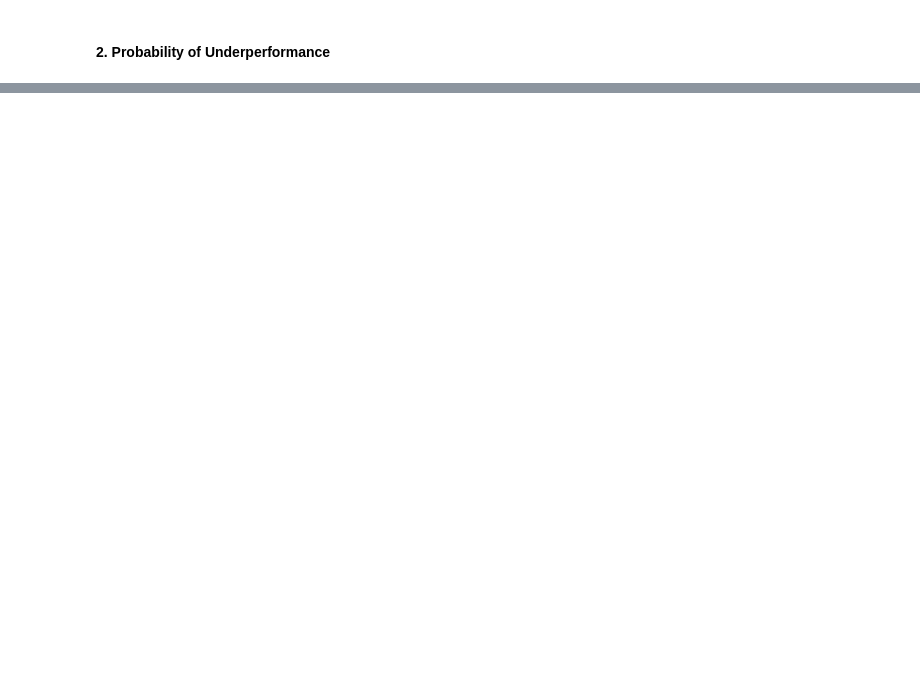
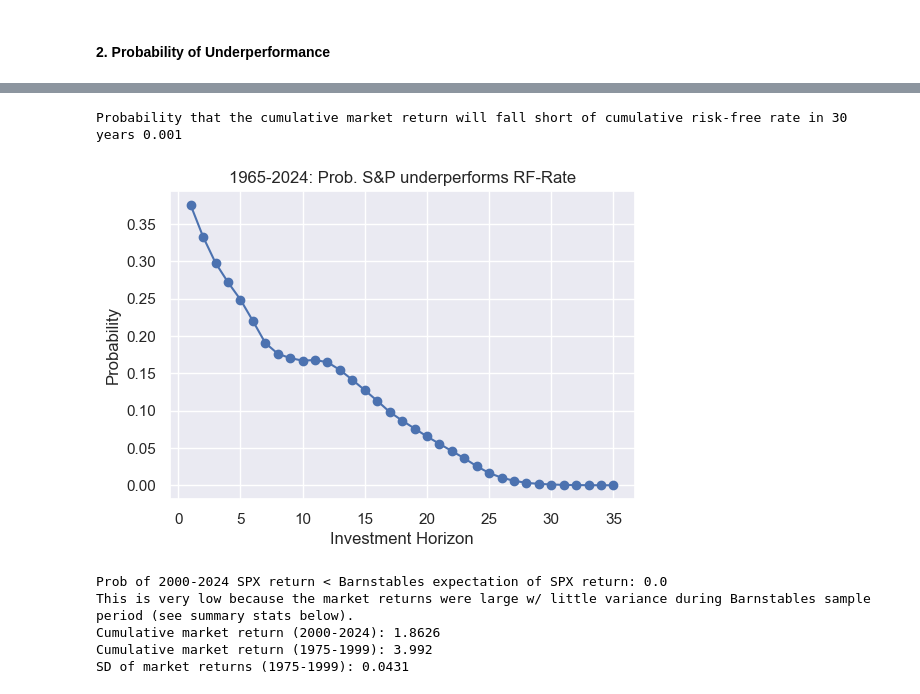
Before and after one commit to wickmanb22/finmath367_group2, a Jupyter notebook: HW6/hw6_wickman.ipynb, the cells around one changed output, grey strips where cells are left out. Cells and saved outputs as stored; diff of their text form; code cells hidden in the pictures; blank space fills up the shorter version.

```diff
--- a/HW6/hw6_wickman.ipynb
+++ b/HW6/hw6_wickman.ipynb
@@ -362,0 +369,47 @@ plt.show()
+# %%
+# Full sample underperformance probability
+cum_return_spx = np.log(1 + barnstable['SPX'])
+cum_return_tbill = np.log(1 + barnstable['TB1M'])
+ss_underperformance = norm.cdf(-(cum_return_spx.sum() - cum_return_tbill.sum())/(np.sqrt(cum_return_spx.var() + cum_return_tbill.var())))
+
+# Calculate underperformance prob over n_periods
+full_n_period_p = []
+for i in range(35):
+    tmp_val = underperformance_probability(barnstable['SPX'], barnstable['TB1M'], n_years = (i+1))
+    full_n_period_p.append(tmp_val.round(4))
+
+print(f'Probability that the cumulative market return will fall short of cumulative risk-free rate in 30 years {full_n_period_p[29]}')
+
+# Probability as a function of investment horizon
+x_values = list(range(1, 36))
+plt.figure(figsize=(6, 4))
+plt.plot(x_values, full_n_period_p, marker='o', linestyle='-')
+plt.title('1965-2024: Prob. S&P underperforms RF-Rate')
+plt.xlabel('Investment Horizon')
+plt.ylabel('Probability')
+plt.grid(True)
+plt.show()
+# %% [output]
+Probability that the cumulative market return will fall short of cumulative risk-free rate in 30 years 0.001
+[figure, added]
+# %%
+# Probability that 25-year S&P return < realized in 2000-2024
+barnstable_pre = barnstable.loc['1975-01-01':'1999-12-31'] # use previous 25 years to make compound return fair
+barnstable_post = barnstable.loc['2000-01-01':]
+cum_ret_spx_99 = np.log(1 + barnstable_pre['SPX']) # pre-barnstable data
+cum_ret_spx_24 = np.log(1 + barnstable_post['SPX']) # post-barnstable update
+
+
+barnstable_accuracy = norm.cdf((cum_ret_spx_24.sum() - cum_ret_spx_99.sum())/np.sqrt(cum_ret_spx_99.var()))
+print(f'Prob of 2000-2024 SPX return < Barnstables expectation of SPX return: {barnstable_accuracy}\n'
+      f'This is very low because the market returns were large w/ little variance during Barnstables sample period (see summary stats below).')
+
+print(f'Cumulative market return (2000-2024): {cum_ret_spx_24.sum().round(4)}\n'
+      f'Cumulative market return (1975-1999): {cum_ret_spx_99.sum().round(4)}\n'
+      f'SD of market returns (1975-1999): {np.sqrt(cum_ret_spx_99.var()).round(4)}')
+# %% [output]
+Prob of 2000-2024 SPX return < Barnstables expectation of SPX return: 0.0
+This is very low because the market returns were large w/ little variance during Barnstables sample period (see summary stats below).
+Cumulative market return (2000-2024): 1.8626
+Cumulative market return (1975-1999): 3.992
+SD of market returns (1975-1999): 0.0431
```
Also changed, not shown: parts of 11 cells of this notebook.
